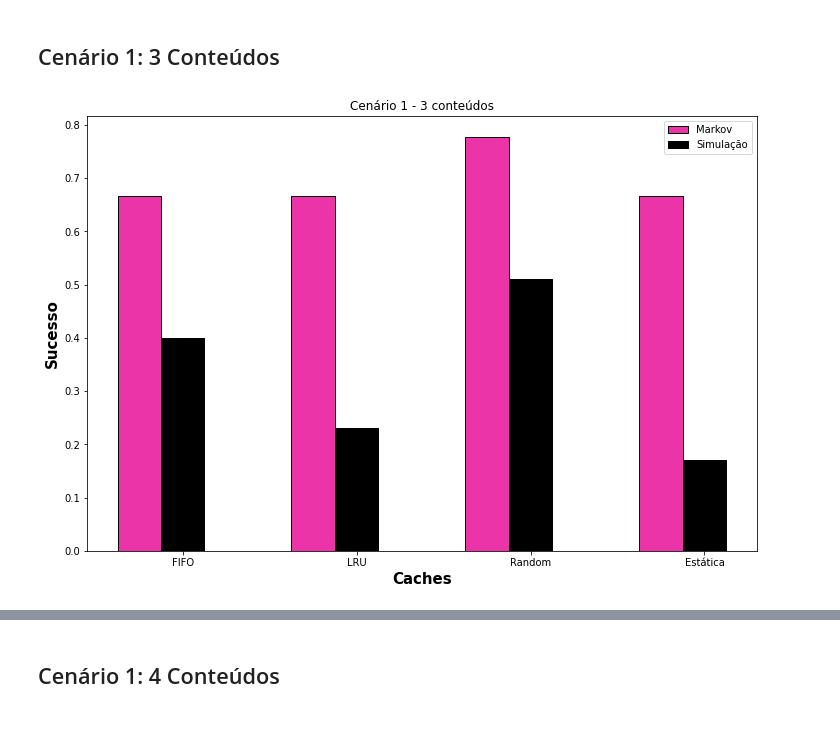
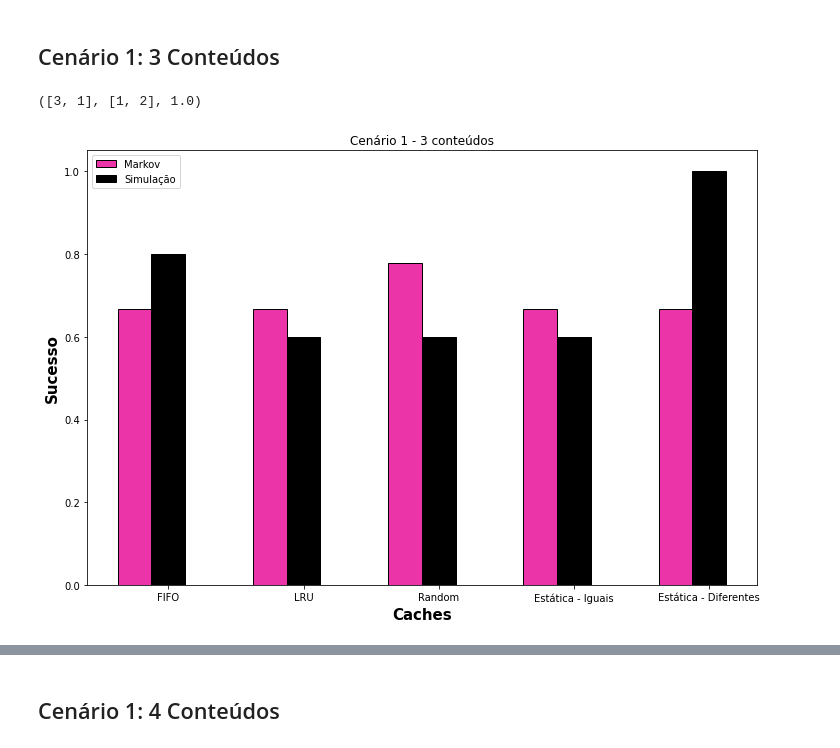
Before and after one commit to siliconemonster/AD-TrabalhoFinal, a Jupyter notebook: Simulação_AD.ipynb, the cells around one changed output, grey strips where cells are left out. Cells and saved outputs as stored; diff of their text form; code cells hidden in the pictures.

```diff
--- a/Simulação_AD.ipynb
+++ b/Simulação_AD.ipynb
@@ -315,4 +349,4 @@ simulacaoCenario1(10,"LRU", 3 ,2, [1/3,1/3,1/3], depurar = True)
 # %% [markdown]
 ### Simulação caso Random
 # %%
-simulacaoCenario1(10,"Random",3 ,2, [1/3,1/3,1/3], depurar = True)
+var1, var2, random_sim1_3 = simulacaoCenario1(10,"Random",3 ,2, [1/3,1/3,1/3], depurar = True)
@@ -321,4 +373,4 @@ simulacaoCenario1(10,"Random",3 ,2, [1/3,1/3,1/3], depurar = True)
 # %% [markdown]
 #### 1º Caso - As caches possuem os mesmos conteúdos populares
 # %%
-simulacaoCenario1(10,"Estatica",3 ,2, [1/3,1/3,1/3], depurar = True, cachesDiferentes=False)
+var1, var2, estaticaIgual_sim1_3 = simulacaoCenario1(10,"Estatica",3 ,2, [1/3,1/3,1/3], depurar = True, cachesDiferentes=False)
@@ -325,4 +395,4 @@ simulacaoCenario1(10,"Estatica",3 ,2, [1/3,1/3,1/3], depurar = True, cachesDifer
 # %% [markdown]
 #### 2º Caso - As caches possuem conteúdos populares diferentes
 # %%
-simulacaoCenario1(10,"Estatica",3 ,2, [1/3,1/3,1/3], depurar = True, cachesDiferentes=True)
+var1, var2, estaticaDif_sim1_3 = simulacaoCenario1(10,"Estatica",3 ,2, [1/3,1/3,1/3], depurar = True, cachesDiferentes=True)
@@ -2131,7 +2299,7 @@ Compararemos os tipos de cache por simulação e por solução analítica, nos c
 # %% [markdown]
 ## Funções para plotar os gráficos
 # %%
-def plotar_barras(markov, fifo):
+def plotar_barras(markov, fifo, string, cenario):
   barWidth = 0.25
   fig = plt.subplots(figsize =(12, 8))
 
@@ -2146,11 +2314,13 @@ def plotar_barras(markov, fifo):
   # Adding Xticks
   plt.xlabel('Branch', fontweight ='bold', fontsize = 15)
   plt.ylabel('Students passed', fontweight ='bold', fontsize = 15)
-  plt.xticks([r + barWidth for r in range(len(markov))],
+  if (cenario == 1): plt.xticks([r + barWidth for r in range(len(markov))],
+          ['FIFO', 'LRU', 'Random', 'Estática - Iguais', 'Estática - Diferentes'])
+  else: plt.xticks([r + barWidth for r in range(len(markov))],
           ['FIFO', 'LRU', 'Random', 'Estática'])
 
 
-  plt.title('Cenário 1 - 3 conteúdos')
+  plt.title('Cenário ' + str(string) +' conteúdos')
   plt.xlabel("Caches")
   plt.ylabel("Sucesso")
 
@@ -2206,7 +2371,11 @@ plotar_intervalo(tipo, str_tipo, sucessos, lim_sup, lim_inf, num_elem, cenario)
+# %%
+estaticaDif_sim1_3
+# %% [output]
+([3, 1], [1, 2], 1.0)
 # %%
-markov = [fifo1_3, lru1_3, random1_3, estatico1_3]
-simulacao = [0.4, 0.23, 0.51, 0.17]
+markov = [fifo1_3, lru1_3, random1_3, estatico1_3, estatico1_3]
+simulacao = [fifo_sim1_3, lru_sim1_3, random_sim1_3, estaticaIgual_sim1_3, estaticaDif_sim1_3]
 
-plotar_barras(markov, simulacao)
+plotar_barras(markov, simulacao, '1 - 3', cenario)
 # %% [output]
-[figure, old version]
+[figure, new version]
```
Also changed, not shown: parts of 79 cells of this notebook.
